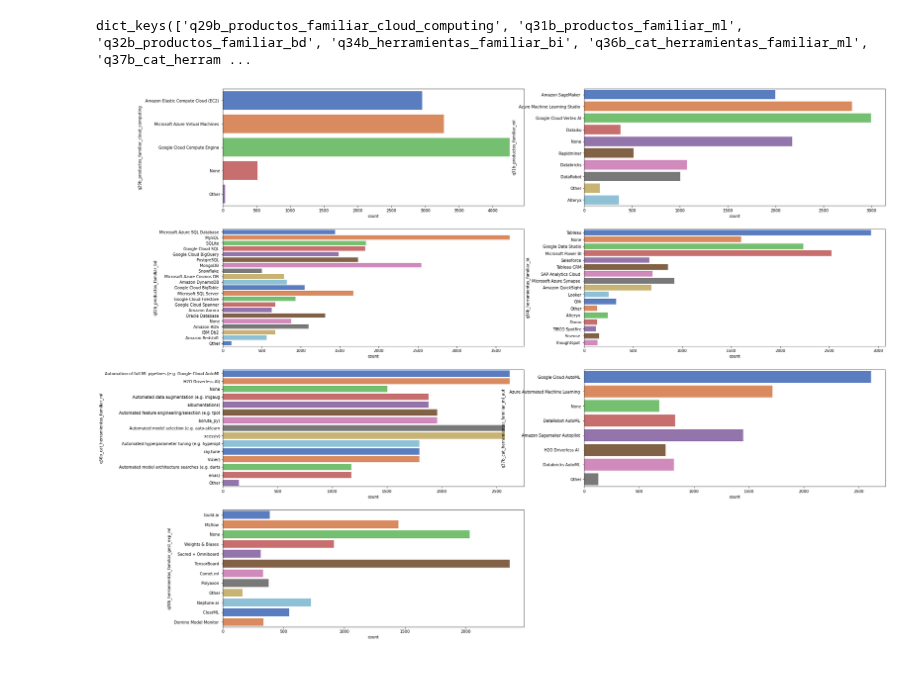
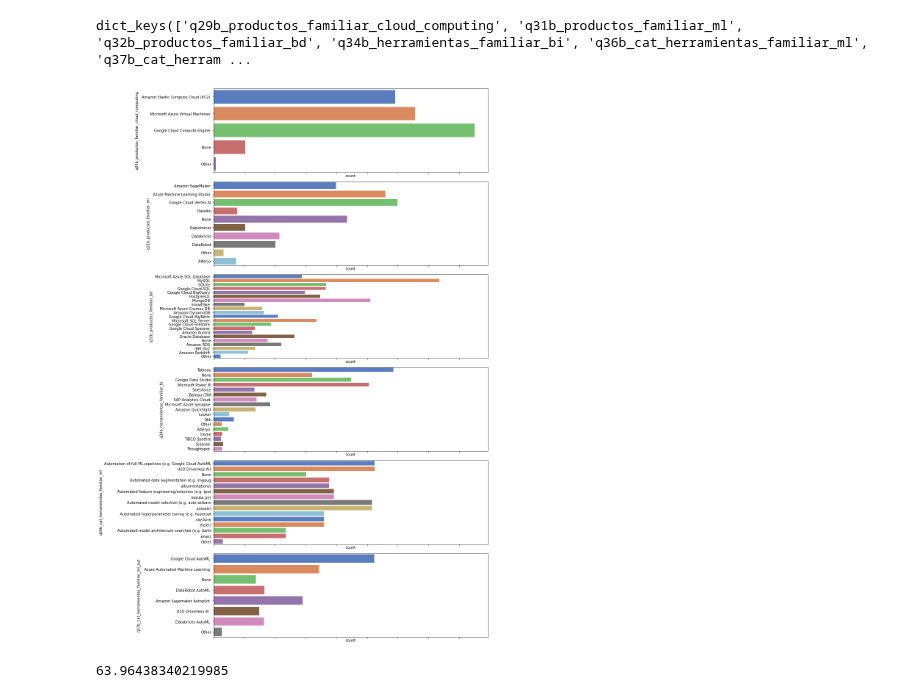
Before and after one commit to paulafuenteg/Kaggle-DS-ML-Survey, a Jupyter notebook: EDA/preguntas-b.ipynb, the cells around one changed output. Cells and saved outputs as stored; diff of their text form; code cells hidden in the pictures; blank space fills up the shorter version.

```diff
--- a/EDA/preguntas-b.ipynb
+++ b/EDA/preguntas-b.ipynb
@@ -74,13 +92,18 @@ dict_df.keys()
 # %% [output]
 dict_keys(['q29b_productos_familiar_cloud_computing', 'q31b_productos_familiar_ml', 'q32b_productos_familiar_bd', 'q34b_herramientas_familiar_bi', 'q36b_cat_herramientas_familiar_ml', 'q37b_cat_herram ...
 # %%
-fig, axes = plt.subplots(4,2, figsize= (30,25))
+fig, axes = plt.subplots(7,1, figsize= (15,25), sharex= True)
 axes = axes.flat
 for indice, (k,v) in enumerate(dict_df.items()):
     sns.countplot(data = v, y = k, ax = axes[indice], palette="muted")
 
+plt.tight_layout()
 #axes[3].legend(bbox_to_anchor = (0.4,0.35))
 fig.delaxes(axes[-1])
 plt.show()
 # %% [output]
-[figure, old version]
+[figure, new version]
+# %%
+df_prof['q27_plat_familiar_cloud_computing'].isnull().sum() *100/df_prof.shape[0]
+# %% [output]
+63.96438340219985
```
Also changed, not shown: parts of 6 cells of this notebook.
